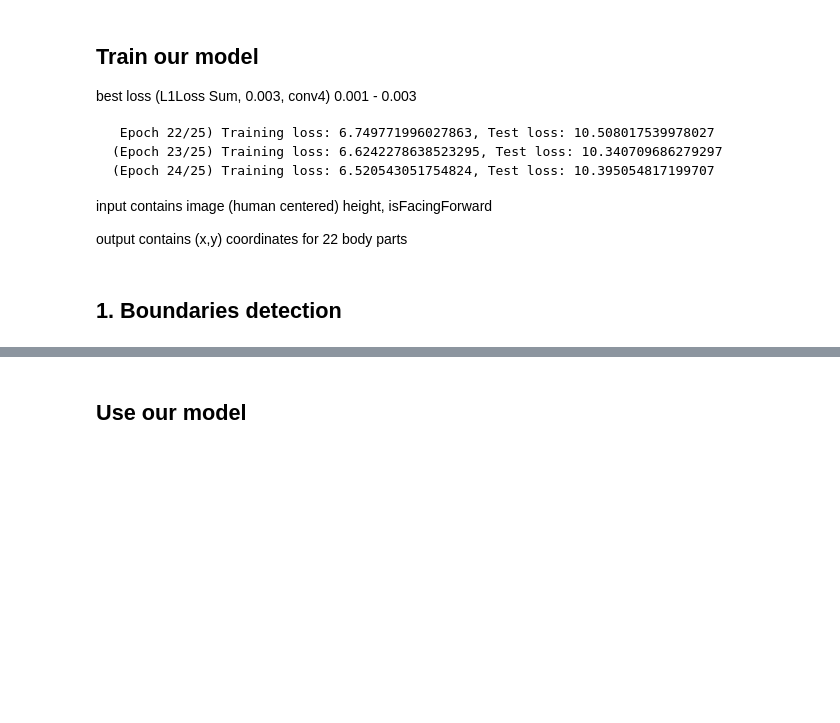
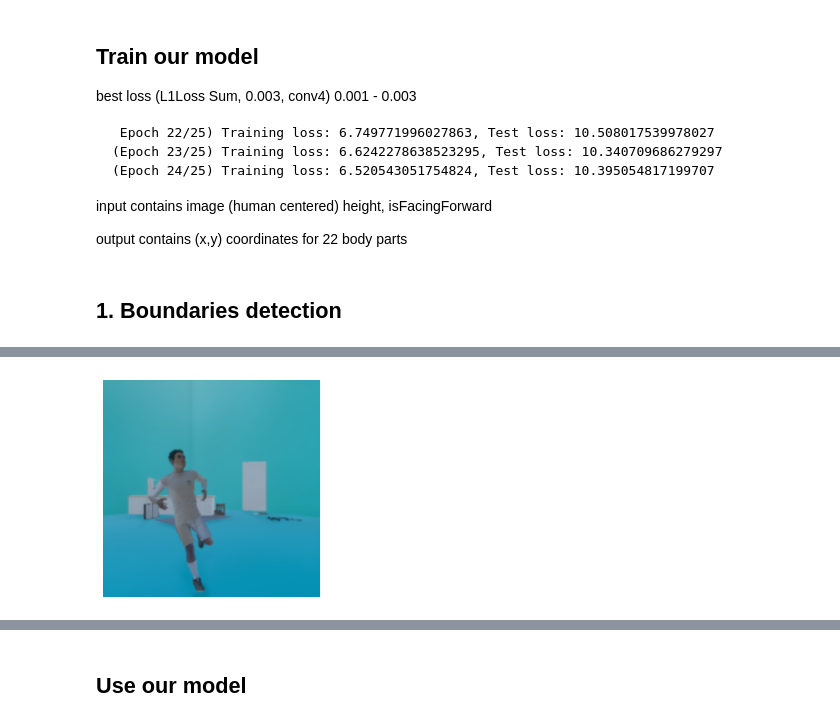
Before and after one commit to spykecb/motion-tracker, a Jupyter notebook: Motion Tracker.ipynb, the cells around one changed output, grey strips where cells are left out. Cells and saved outputs as stored; diff of their text form; code cells hidden in the pictures; blank space fills up the shorter version.

```diff
--- a/Motion Tracker.ipynb
+++ b/Motion Tracker.ipynb
@@ -177,3 +170,46 @@ torch.save(bmodel.state_dict(), PATH)
+# %%
+bmodel = BoundingBoxFinder(img_width, device)
+bmodel.load_state_dict(torch.load('bmodel.m'))
+train_transforms = transforms.Compose([
+                                       transforms.ToTensor()
+                                       ,transforms.Normalize([0.485, 0.456, 0.406],
+                                                             [0.229, 0.224, 0.225])
+                                      ])
+
+motions = MotionDataset('train/input.csv', 'train', train_transforms, minmax, minmax_z)
+trainloader = DataLoader(motions, batch_size=16, shuffle=False)
+
+bboxes = []
+bmodel.to(device)
+
+with torch.no_grad():
+     for inp, output in trainloader:
+#         logps = bmodel.forward(inp["images"])
+#         logps_denormalized = logps
+        #CHEATING
+        logps_denormalized = output["boundaries"]
+
+        bboxes.extend(logps_denormalized.cpu().numpy())
+
+# transforms.functional.crop(img: torch.Tensor, top: int, left: int, height: int, width: int)
+# %%
+from model import MotionDataset
+train_transforms = transforms.Compose([
+                                       transforms.Resize((img_width,img_width)),
+                                       transforms.ToTensor()
+                                       ,transforms.Normalize([0.485, 0.456, 0.406],
+                                                             [0.229, 0.224, 0.225])
+                                      ])
+motions = MotionDataset('train/input.csv', 'train', train_transforms, minmax, minmax_z, bboxes)
+trainloader = DataLoader(motions, batch_size=16, shuffle=True)
+inp, output = next(iter(trainloader))
+helper.imshow(inp["images"][0])
+
+
+motions_test = MotionDataset('test/input.csv', 'test', test_transforms, minmax, minmax_z, bboxes)
+testloader = torch.utils.data.DataLoader(motions_test, batch_size=16, shuffle=True)
+# %% [output]
+[figure, added]
 # %%
 from torch import optim, nn
 # Optimizers require the parameters to optimize and a learning rate
```
Also changed, not shown: parts of 6 cells of this notebook, 2 other files.
